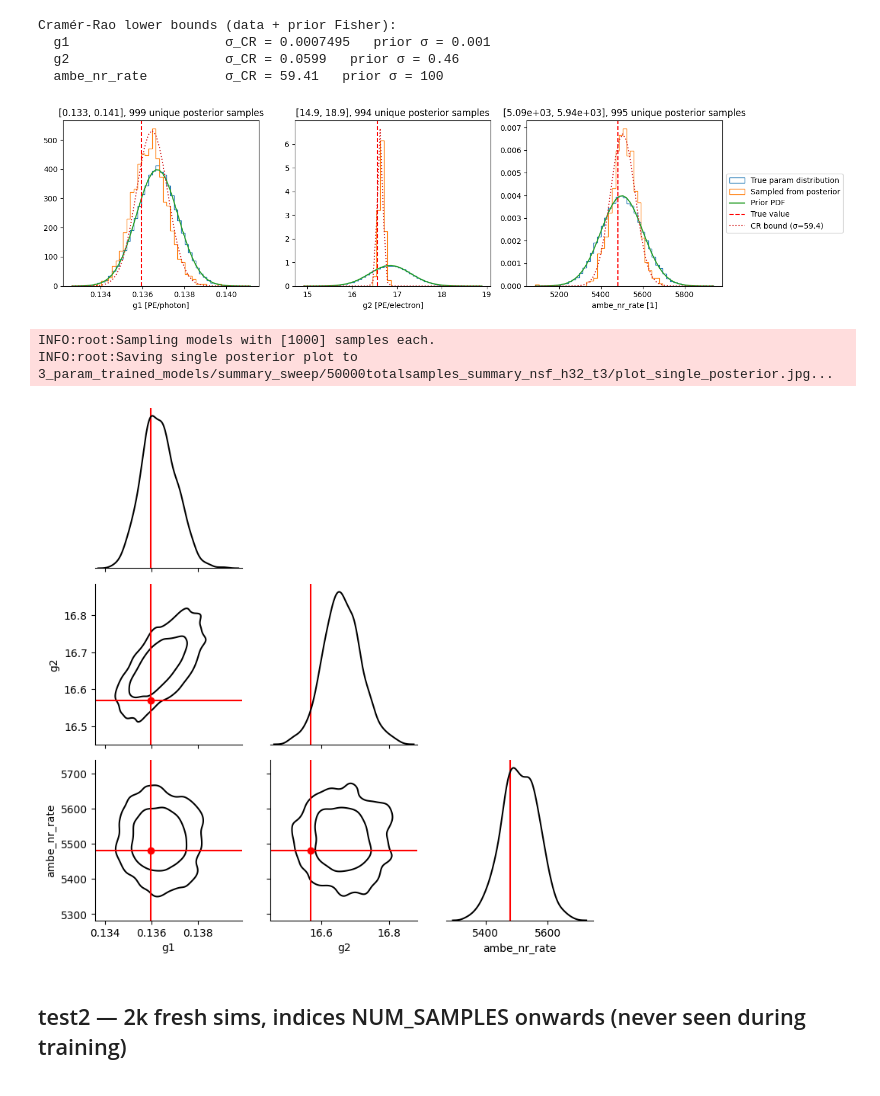
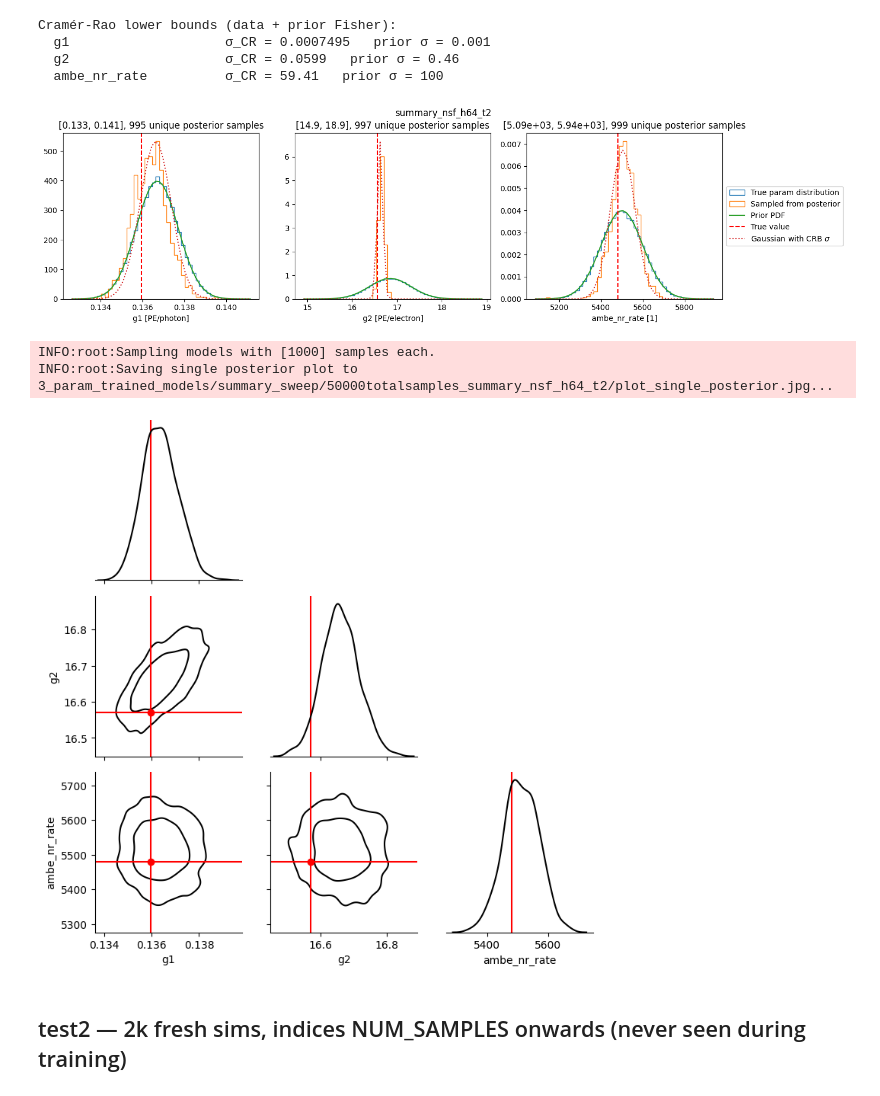
Before and after one commit to plt109/ltu-ili, a Jupyter notebook: notebooks/ambe_fits/eval_saved_posterior_summary_rep.ipynb, the cells around one changed output. Drawn from its saved outputs; the diff is of its cells as text; code cells hidden in the pictures.

Commit message:
checked other nsf arch for 5-summary-stats rep

```diff
--- a/notebooks/ambe_fits/eval_saved_posterior_summary_rep.ipynb
+++ b/notebooks/ambe_fits/eval_saved_posterior_summary_rep.ipynb
@@ -29,7 +25,10 @@ For details and migration guidance, visit: https://python.arviz.org/en/latest/us
 ## Config — edit to match the run you want to evaluate
 # %%
 # Model
-MODEL_DIR = '3_param_trained_models/summary_sweep/50000totalsamples_summary_nsf_h32_t3'
+NUM_TRANSFORMS = 2
+HIDDEN_SIZE = 64
+ARCH = f'summary_nsf_h{HIDDEN_SIZE}_t{NUM_TRANSFORMS}'
+MODEL_DIR = f'3_param_trained_models/summary_sweep/50000totalsamples_{ARCH}'
 
 # Data
 DATA_PATH = '/home/puehlengt/appletree/notebooks/harvested_testsims_3params.npy'
@@ -183,37 +183,38 @@ Cramér-Rao lower bounds (data + prior Fisher):
   ambe_nr_rate          σ_CR = 59.41   prior σ = 100
 # %%
 zzparams = theta_data.numpy()
-param_names = list(apt_param_config.keys())
 
 plt.figure(figsize=(15, 4))
 for _ii, (key, val) in enumerate(apt_param_config.items()):
     zzz = zzparams[:, _ii]
     zzmin, zzmax = zzz.min(), zzz.max()
     zzxx = np.linspace(zzmin, zzmax, 50)
     zzmean = val['prior_args'].get('mean', val['init_mean'])
     zzstd  = val['prior_args'].get('std',  val['init_std'])
 
     plt.subplot(131 + _ii)
     plt.hist(zzz, bins=zzxx, density=True, histtype='step', label='True param distribution')
     plt.hist(samples[:, _ii], bins=zzxx, density=True, histtype='step', label='Sampled from posterior')
     if zzstd > 0:
         plt.plot(zzxx, sps.stats.norm.pdf(zzxx, loc=zzmean, scale=zzstd), label='Prior PDF')
     plt.axvline(y_[_ii], color='red', linestyle='--', label='True value')
 
     # CR bound Gaussian centred at posterior mode
     kde = sps.stats.gaussian_kde(samples[:, _ii])
     post_mode = zzxx[np.argmax(kde(zzxx))]
     plt.plot(zzxx, sps.stats.norm.pdf(zzxx, loc=post_mode, scale=cr_bounds[_ii]),
-             linestyle=':', label=f'CR bound (σ={cr_bounds[_ii]:.3g})')
+             linestyle=':', label=f'Gaussian with CRB $\sigma$')
 
     plt.title(f'[{zzmin:.3g}, {zzmax:.3g}], {len(np.unique(samples[:, _ii]))} unique posterior samples')
     plt.xlabel(f'{key} [{val["unit"]}]')
     if _ii == 2:
         plt.legend(loc='center left', bbox_to_anchor=(1., 0.5))
 plt.tight_layout()
+plt.suptitle(ARCH, y=1.02)
+plt.savefig(f'{MODEL_DIR}/marginal_posteriors.png', bbox_inches='tight')
 plt.show()
 # %% [output]
-[figure, old version]
+[figure, new version]
 # %%
 metric = PlotSinglePosterior(
     num_samples=1000, sample_method='direct',
@@ -223,8 +224,8 @@ metric = PlotSinglePosterior(
 fig = metric(posterior=posterior_ensemble, x_obs=x_, theta_fid=y_)
 # %% [output]
 INFO:root:Sampling models with [1000] samples each.
-INFO:root:Saving single posterior plot to 3_param_trained_models/summary_sweep/50000totalsamples_summary_nsf_h32_t3/plot_single_posterior.jpg...
+INFO:root:Saving single posterior plot to 3_param_trained_models/summary_sweep/50000totalsamples_summary_nsf_h64_t2/plot_single_posterior.jpg...
-[figure, old version]
+[figure, new version]
 # %% [markdown]
 ## test2 — 2k fresh sims, indices NUM_SAMPLES onwards (never seen during training)
 # %%
```
Also changed, not shown: parts of 5 cells of this notebook.
